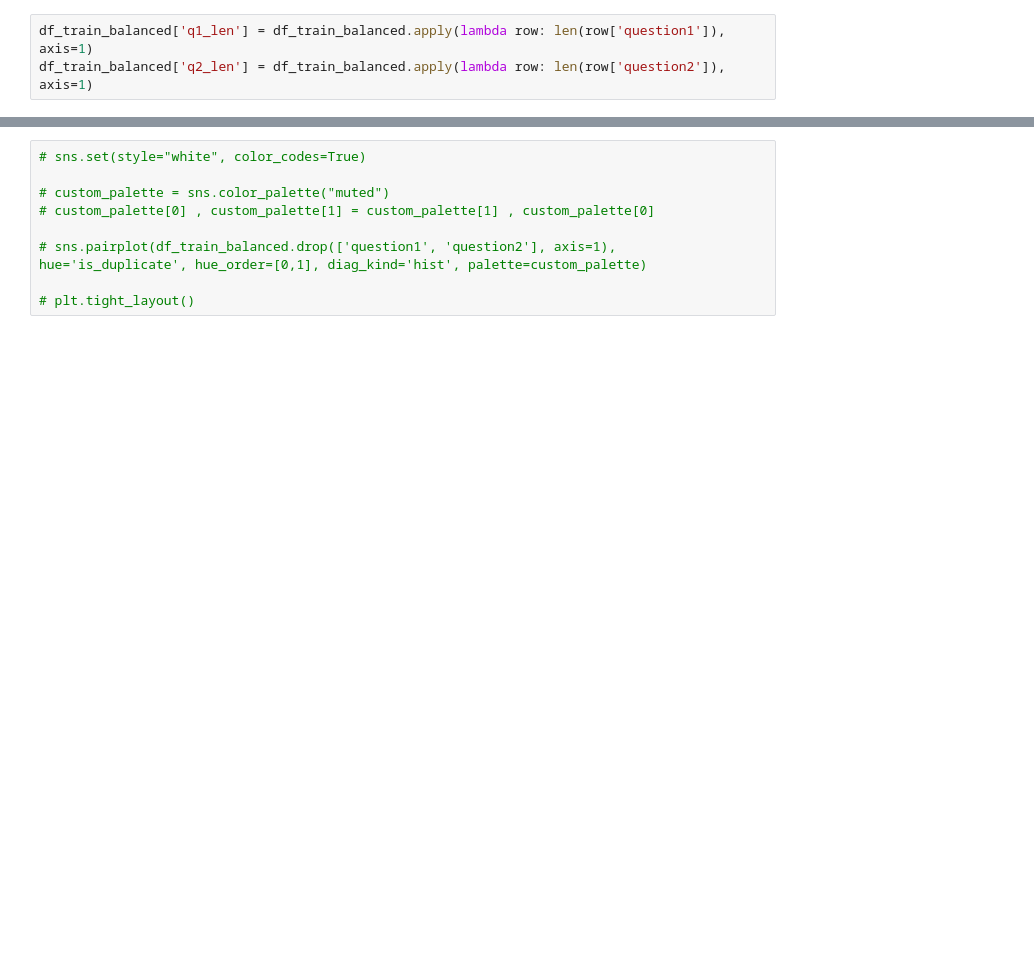
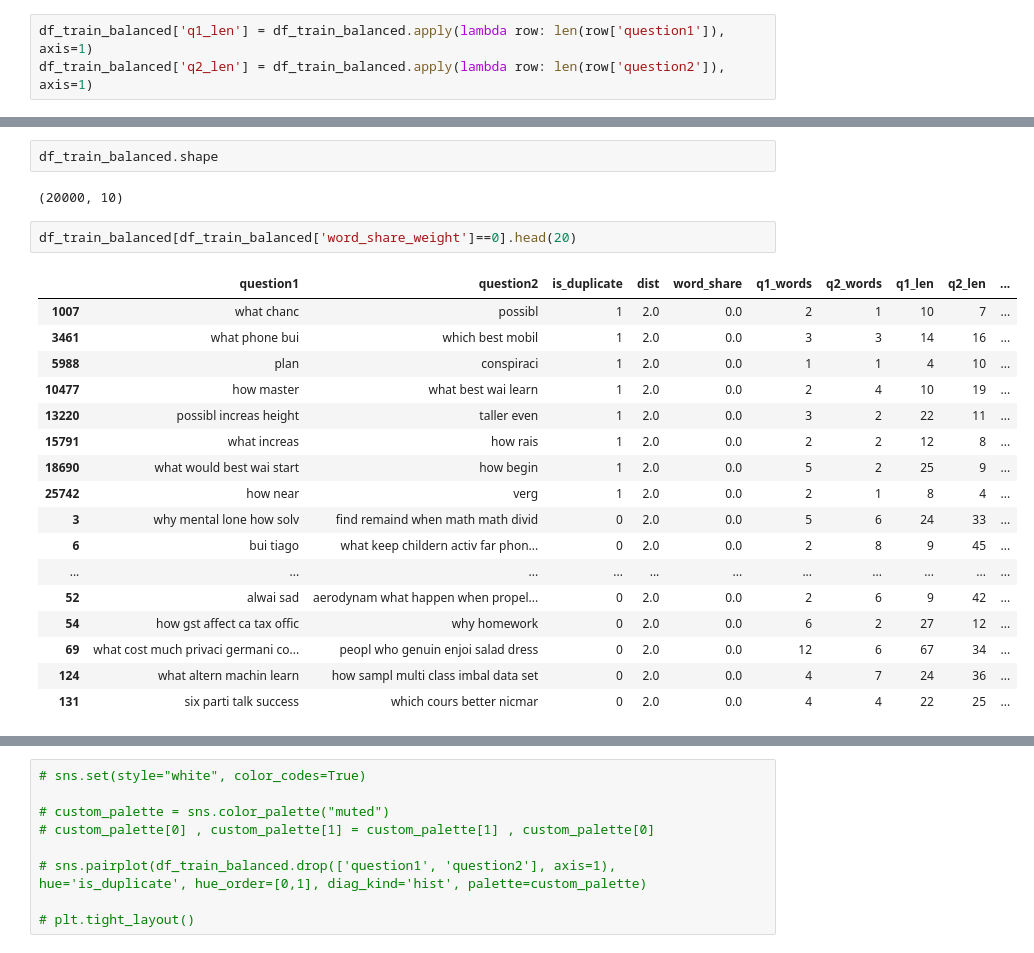
Before and after one commit to pimenta-arthur/quora-question-pairs, a Jupyter notebook: Report.ipynb, the cells around one changed output, grey strips where cells are left out. Saved outputs shown, nothing was run; the diff lists cells and outputs as text; blank space fills up the shorter version.

```diff
--- a/Report.ipynb
+++ b/Report.ipynb
@@ -266,3 +312,27 @@ df_train_balanced['q2_len'] = df_train_balanced.apply(lambda row: len(row['quest
+# %%
+df_train_balanced.shape
+# %% [output]
+(20000, 10)
+# %%
+df_train_balanced[df_train_balanced['word_share_weight']==0].head(20)
+# %% [output]
+|  | question1 | question2 | is_duplicate | dist | word_share | q1_words | q2_words | q1_len | q2_len | ... |
+| 1007 | what chanc | possibl | 1 | 2.0 | 0.0 | 2 | 1 | 10 | 7 | ... |
+| 3461 | what phone bui | which best mobil | 1 | 2.0 | 0.0 | 3 | 3 | 14 | 16 | ... |
+| 5988 | plan | conspiraci | 1 | 2.0 | 0.0 | 1 | 1 | 4 | 10 | ... |
+| 10477 | how master | what best wai learn | 1 | 2.0 | 0.0 | 2 | 4 | 10 | 19 | ... |
+| 13220 | possibl increas height | taller even | 1 | 2.0 | 0.0 | 3 | 2 | 22 | 11 | ... |
+| 15791 | what increas | how rais | 1 | 2.0 | 0.0 | 2 | 2 | 12 | 8 | ... |
+| 18690 | what would best wai start | how begin | 1 | 2.0 | 0.0 | 5 | 2 | 25 | 9 | ... |
+| 25742 | how near | verg | 1 | 2.0 | 0.0 | 2 | 1 | 8 | 4 | ... |
+| 3 | why mental lone how solv | find remaind when math math divid | 0 | 2.0 | 0.0 | 5 | 6 | 24 | 33 | ... |
+| 6 | bui tiago | what keep childern activ far phon... | 0 | 2.0 | 0.0 | 2 | 8 | 9 | 45 | ... |
+| ... | ... | ... | ... | ... | ... | ... | ... | ... | ... | ... |
+| 52 | alwai sad | aerodynam what happen when propel... | 0 | 2.0 | 0.0 | 2 | 6 | 9 | 42 | ... |
+| 54 | how gst affect ca tax offic | why homework | 0 | 2.0 | 0.0 | 6 | 2 | 27 | 12 | ... |
+| 69 | what cost much privaci germani co... | peopl who genuin enjoi salad dress | 0 | 2.0 | 0.0 | 12 | 6 | 67 | 34 | ... |
+| 124 | what altern machin learn | how sampl multi class imbal data set | 0 | 2.0 | 0.0 | 4 | 7 | 24 | 36 | ... |
+| 131 | six parti talk success | which cours better nicmar | 0 | 2.0 | 0.0 | 4 | 4 | 22 | 25 | ... |
 # %%
 df_train_balanced.head()
 # %% [output]
```
Also changed, not shown: parts of 7 cells of this notebook.
